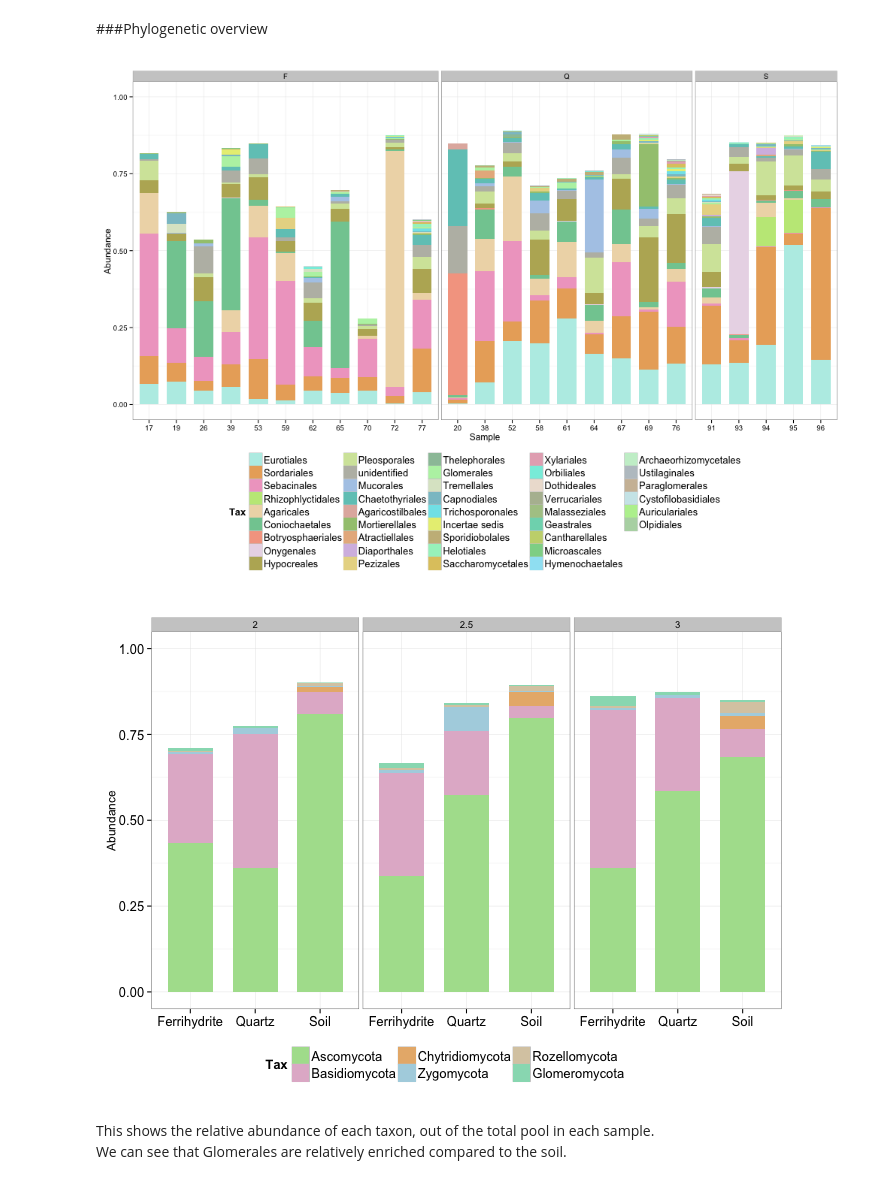
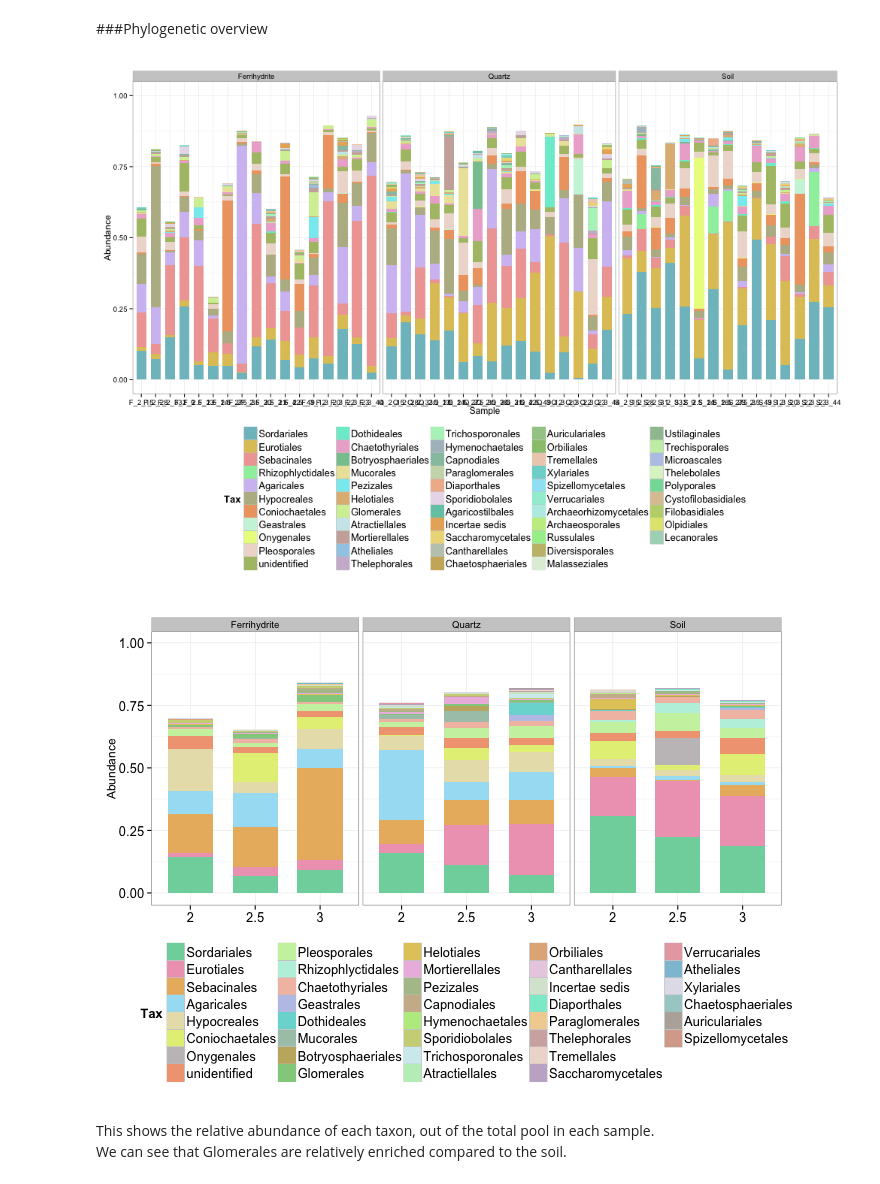
Before and after one commit to TheaWhitman/MineralITS, a Jupyter notebook: manuscript_figures/Stacked_Bar.ipynb, the cells around one changed output. Saved outputs shown, nothing was run; the diff lists cells and outputs as text; code cells hidden in the pictures.

```diff
--- a/manuscript_figures/Stacked_Bar.ipynb
+++ b/manuscript_figures/Stacked_Bar.ipynb
@@ -66,8 +66,8 @@ d.plot = mdf %>%
     group_by(Sample, Order, Trtmt, Month) %>%
     summarize(Abundance = sum(Abundance)) %>%
     filter(Abundance > cutoff) %>%
-    filter(Month == 2.5) %>%
-    filter(Trtmt != "K") %>%
+#    filter(Month == 2.5) %>%
+    filter(Trtmt != "Kaolinite") %>%
     arrange(Trtmt)
 
 colnames(d.plot) <- c("Sample", "Tax", "Trtmt", "Month", "Abundance")
@@ -77,8 +77,8 @@ mean.Abund = ddply(d.plot, .(Tax), summarize, M = mean(Abundance))
 d.plot$Tax = factor(d.plot$Tax, levels=mean.Abund[order(-mean.Abund$M),]$Tax)
 # Order the Phyla by abundance
 
-#d.plot$Trtmt = ordered(d.plot$Trtmt, levels = c("Ferrihydrite", "Quartz", "Kaolinite", "Heavy Fraction", "Soil"))
-d.plot$Trtmt = ordered(d.plot$Trtmt, levels = c("F", "Q", "K", "H", "S"))
+d.plot$Trtmt = ordered(d.plot$Trtmt, levels = c("Ferrihydrite", "Quartz", "Kaolinite", "Heavy Fraction", "Soil"))
+#d.plot$Trtmt = ordered(d.plot$Trtmt, levels = c("F", "Q", "K", "H", "S"))
 
 d.plot<-d.plot[with(d.plot, order(Month, Trtmt, Sample, Tax)),]
 # Sort the whole dataframe by this phylum order
@@ -104,7 +104,7 @@ p = p + theme(
 
 p
 # %% [output]
-[figure, old version]
+[figure, new version]
 # %%
 %%R -w 700 -h 500
 
@@ -116,9 +116,9 @@ d.plot = mdf %>%
     group_by(Sample) %>%
     filter(sum(Abundance) > totabund) %>%
     mutate(Abundance = Abundance / sum(Abundance)) %>%
-    group_by(Trtmt,Month, Phylum, OTU) %>%
+    group_by(Trtmt,Month, Order, OTU) %>%
     summarize(Abundance = mean(Abundance)) %>%
-    group_by(Trtmt, Month, Phylum) %>%
+    group_by(Trtmt, Month, Order) %>%
     summarize(Abundance = sum(Abundance)) %>%
     filter(Abundance > cutoff) %>%
     arrange(Trtmt)
@@ -128,36 +128,37 @@ colnames(d.plot) <- c("Trtmt", "Month", "Tax", "Abundance")
 mean.Abund = ddply(d.plot, .(Tax), summarize, M = mean(Abundance))
 # Calculate the phyla's mean abundances
 d.plot$Tax = factor(d.plot$Tax, levels=mean.Abund[order(-mean.Abund$M),]$Tax)
 # Order the Phyla by abundance
 
 d.plot$Trtmt = ordered(d.plot$Trtmt, levels = c("Ferrihydrite", "Quartz", "Kaolinite", "Heavy Fraction", "Soil"))
 #d.plot$Trtmt = ordered(d.plot$Trtmt, levels = c("F", "Q", "K", "H", "S"))
+d.plot$Month = as.factor(d.plot$Month)
 
 d.plot<-d.plot[with(d.plot, order(Month, Trtmt, Tax)),]
 # Sort the whole dataframe by this phylum order
 
 scheme <- iwanthue()
 colors = scheme$hex(length(unique(d.plot$Tax)), color_space = hcl_presets$pastel)
 
-p = ggplot(d.plot, aes(x = Trtmt, y = Abundance, fill = Tax))
+p = ggplot(d.plot, aes(x = Month, y = Abundance, fill = Tax))
 
-p = p + facet_grid(. ~Month, scales = "free_x", space = "free")
+p = p + facet_grid(. ~Trtmt, scales = "free_x", space = "free")
 
 p = p + scale_fill_manual(values = colors)
 
 p = p + geom_bar(stat = "identity", width = 0.70)
 
 p = p + guides(fill = guide_legend(ncol = 5))
 
 p = p + theme_bw()
 
 p = p + theme(
     axis.title.x = element_blank(), axis.text = element_text(size=13),
     legend.position="bottom", legend.text=element_text(size=13), legend.title=element_text(size=13))
 
 p
 # %% [output]
-[figure, old version]
+[figure, new version]
 # %% [markdown]
 This shows the relative abundance of each taxon, out of the total pool in each sample.
 We can see that Glomerales are relatively enriched compared to the soil.
```
Also changed, not shown: parts of 4 cells of this notebook, 6 other files.
